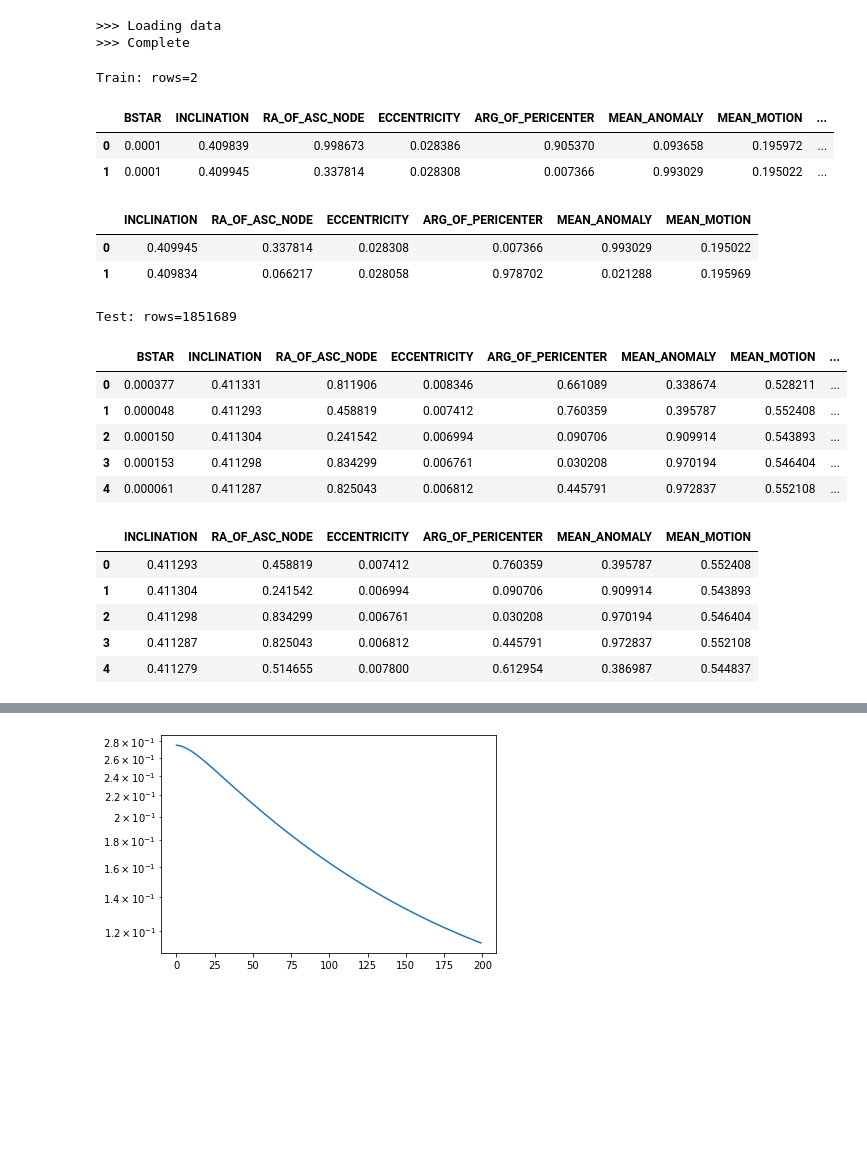
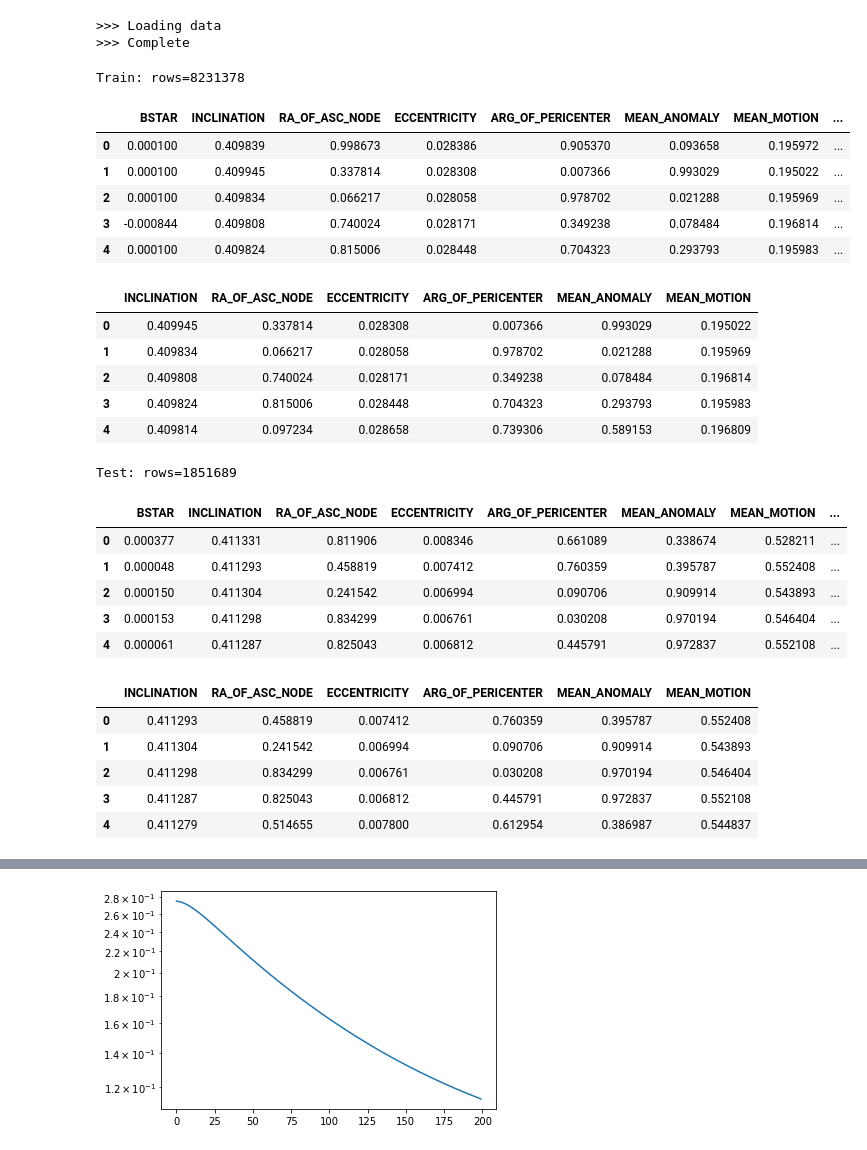
Before and after one commit to cm-tle-pred/tle-prediction, a Jupyter notebook: models/model_1/playground_local1.ipynb, the cells around one changed output, grey strips where cells are left out. Saved outputs shown, nothing was run; the diff lists cells and outputs as text; code cells hidden in the pictures; blank space fills up the shorter version.

```diff
--- a/models/model_1/playground_local1.ipynb
+++ b/models/model_1/playground_local1.ipynb
@@ -86,26 +87,32 @@ print(f'>>> Complete')
 # %%
 pd.set_option('display.max_columns', 999)
 
 # Train on only 2 rows:
-X_train = X_train.iloc[0:2]
-y_train = y_train.iloc[0:2]
+# X_train = X_train.iloc[0:2]
+# y_train = y_train.iloc[0:2]
 
 print(f'Train: rows={len(X_train)}')
 display(X_train.head())
 display(y_train.head())
 
 
 print(f'Test: rows={len(X_test)}')
 display(X_test.head())
 display(y_test.head())
 # %% [output]
-Train: rows=2
+Train: rows=8231378
 |  | BSTAR | INCLINATION | RA_OF_ASC_NODE | ECCENTRICITY | ARG_OF_PERICENTER | MEAN_ANOMALY | MEAN_MOTION | ... |
-| 0 | 0.0001 | 0.409839 | 0.998673 | 0.028386 | 0.905370 | 0.093658 | 0.195972 | ... |
-| 1 | 0.0001 | 0.409945 | 0.337814 | 0.028308 | 0.007366 | 0.993029 | 0.195022 | ... |
+| 0 | 0.000100 | 0.409839 | 0.998673 | 0.028386 | 0.905370 | 0.093658 | 0.195972 | ... |
+| 1 | 0.000100 | 0.409945 | 0.337814 | 0.028308 | 0.007366 | 0.993029 | 0.195022 | ... |
+| 2 | 0.000100 | 0.409834 | 0.066217 | 0.028058 | 0.978702 | 0.021288 | 0.195969 | ... |
+| 3 | -0.000844 | 0.409808 | 0.740024 | 0.028171 | 0.349238 | 0.078484 | 0.196814 | ... |
+| 4 | 0.000100 | 0.409824 | 0.815006 | 0.028448 | 0.704323 | 0.293793 | 0.195983 | ... |
 |  | INCLINATION | RA_OF_ASC_NODE | ECCENTRICITY | ARG_OF_PERICENTER | MEAN_ANOMALY | MEAN_MOTION |
 | 0 | 0.409945 | 0.337814 | 0.028308 | 0.007366 | 0.993029 | 0.195022 |
 | 1 | 0.409834 | 0.066217 | 0.028058 | 0.978702 | 0.021288 | 0.195969 |
+| 2 | 0.409808 | 0.740024 | 0.028171 | 0.349238 | 0.078484 | 0.196814 |
+| 3 | 0.409824 | 0.815006 | 0.028448 | 0.704323 | 0.293793 | 0.195983 |
+| 4 | 0.409814 | 0.097234 | 0.028658 | 0.739306 | 0.589153 | 0.196809 |
 Test: rows=1851689
 |  | BSTAR | INCLINATION | RA_OF_ASC_NODE | ECCENTRICITY | ARG_OF_PERICENTER | MEAN_ANOMALY | MEAN_MOTION | ... |
 | 0 | 0.000377 | 0.411331 | 0.811906 | 0.008346 | 0.661089 | 0.338674 | 0.528211 | ... |
```
Also changed, not shown: parts of 6 cells of this notebook, 3 other files.
